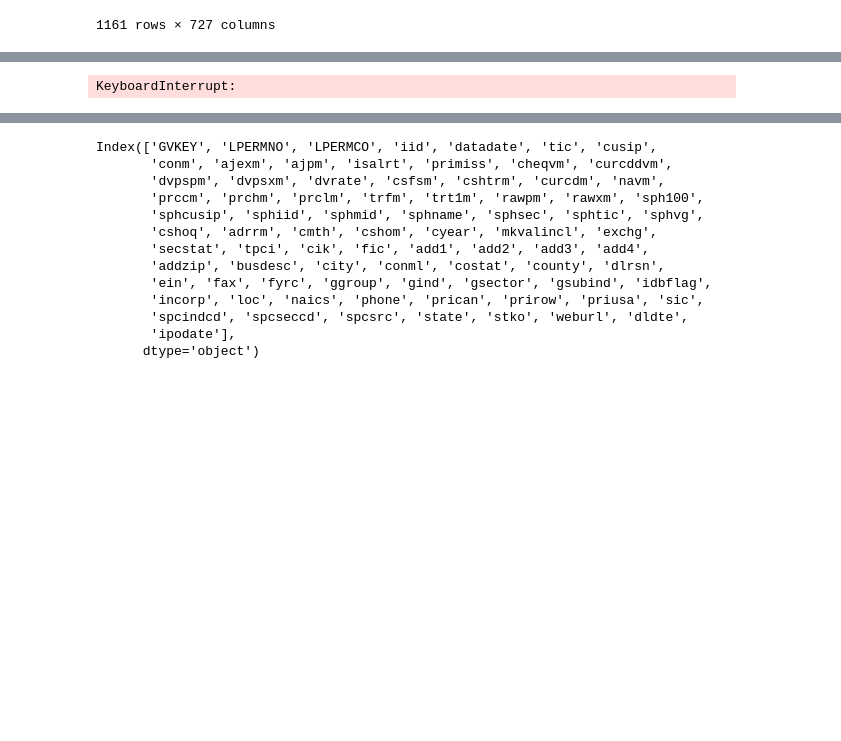
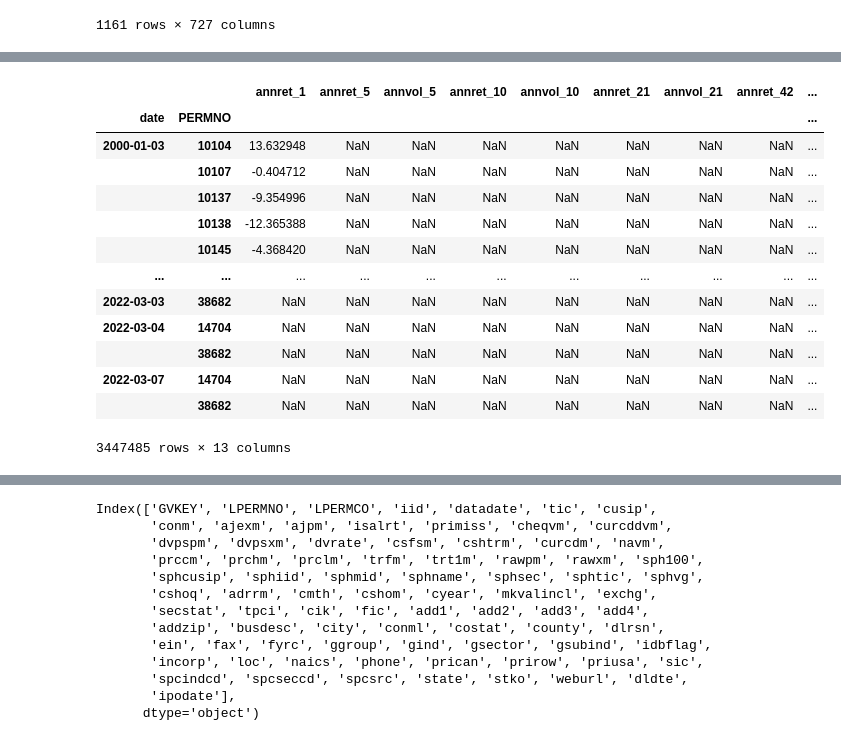
Before and after one commit to LakshaySapra/GraphicalModelsAssetMgmt, a Jupyter notebook: src/data.ipynb, the cells around one changed output, grey strips where cells are left out. Saved outputs shown, nothing was run; the diff lists cells and outputs as text; code cells hidden in the pictures; blank space fills up the shorter version.

```diff
--- a/src/data.ipynb
+++ b/src/data.ipynb
@@ -142,19 +179,32 @@ weekly_ret_df
 # %%
 ret_periods = [1,5,10,21,42,63,126]
 min_periods = [1,5,10,20,40,60,120]
 hist_ret_lst = []
 
 for period,min_period in zip(ret_periods,min_periods):
     ser = ret_df.rolling(period,min_periods=min_period,axis=0).mean().stack()*252/period
     ser = ser.rename(f'annret_{period}')
     hist_ret_lst.append(ser)
 
     ser = ret_df.rolling(period,min_periods=min_period,axis=0).std().stack()*np.sqrt(252/period)
     ser = ser.rename(f'annvol_{period}')
     hist_ret_lst.append(ser)
 
-hist_ret_df = pd.concat(hist_ret_lst,axis=1)
+hist_ret_df = pd.concat(hist_ret_lst,axis=1).drop('annvol_1',axis=1).dropna(axis=0,how='any').sort_index()
 hist_ret_df
 # %% [output]
+|  |  | annret_1 | annret_5 | annvol_5 | annret_10 | annvol_10 | annret_21 | annvol_21 | annret_42 | ... |
+| date | PERMNO |  |  |  |  |  |  |  |  | ... |
+| 2000-01-03 | 10104 | 13.632948 | NaN | NaN | NaN | NaN | NaN | NaN | NaN | ... |
+|  | 10107 | -0.404712 | NaN | NaN | NaN | NaN | NaN | NaN | NaN | ... |
+|  | 10137 | -9.354996 | NaN | NaN | NaN | NaN | NaN | NaN | NaN | ... |
+|  | 10138 | -12.365388 | NaN | NaN | NaN | NaN | NaN | NaN | NaN | ... |
+|  | 10145 | -4.368420 | NaN | NaN | NaN | NaN | NaN | NaN | NaN | ... |
+| ... | ... | ... | ... | ... | ... | ... | ... | ... | ... | ... |
+| 2022-03-03 | 38682 | NaN | NaN | NaN | NaN | NaN | NaN | NaN | NaN | ... |
+| 2022-03-04 | 14704 | NaN | NaN | NaN | NaN | NaN | NaN | NaN | NaN | ... |
+|  | 38682 | NaN | NaN | NaN | NaN | NaN | NaN | NaN | NaN | ... |
+| 2022-03-07 | 14704 | NaN | NaN | NaN | NaN | NaN | NaN | NaN | NaN | ... |
+|  | 38682 | NaN | NaN | NaN | NaN | NaN | NaN | NaN | NaN | ... |
-KeyboardInterrupt:
+3447485 rows × 13 columns
 # %%
```
Also changed, not shown: parts of 6 cells of this notebook, 2 other files.
